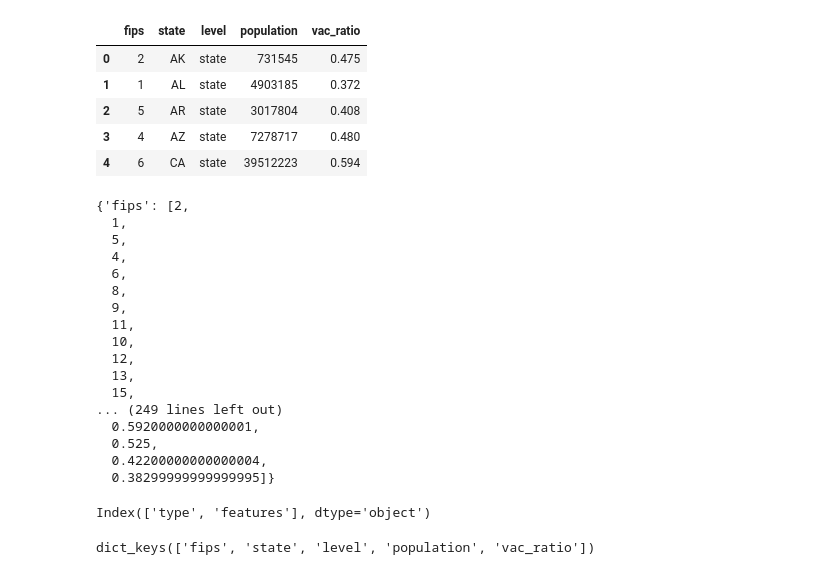
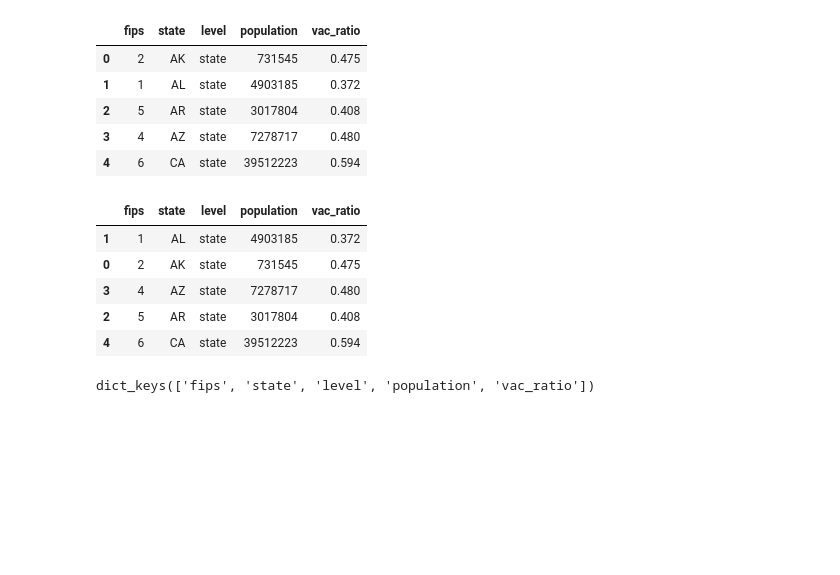
Before and after one commit to Rctho/project-3, a Jupyter notebook: conversion.ipynb, the cells around one changed output. Drawn from its saved outputs; the diff is of its cells as text; code cells hidden in the pictures; blank space fills up the shorter version.

```diff
--- a/conversion.ipynb
+++ b/conversion.ipynb
@@ -23,4 +28,16 @@ df.head()
 | 2 | 5 | AR | state | 3017804 | 0.408 |
 | 3 | 4 | AZ | state | 7278717 | 0.480 |
 | 4 | 6 | CA | state | 39512223 | 0.594 |
+# %%
+# sort ascending to match with geojson file
+df1=df.sort_values('fips', ascending=True)
+# %%
+df1.head()
+# %% [output]
+|  | fips | state | level | population | vac_ratio |
+| 1 | 1 | AL | state | 4903185 | 0.372 |
+| 0 | 2 | AK | state | 731545 | 0.475 |
+| 3 | 4 | AZ | state | 7278717 | 0.480 |
+| 2 | 5 | AR | state | 3017804 | 0.408 |
+| 4 | 6 | CA | state | 39512223 | 0.594 |
 # %%
@@ -31,21 +49 @@ dictionary=df.to_dict('list')
-# %%
-dictionary
-# %% [output]
-{'fips': [2,
-  1,
-  5,
-  4,
-  6,
-  8,
-  9,
-  11,
-  10,
-  12,
-  13,
-  15,
-... (249 lines left out)
-  0.5920000000000001,
-  0.525,
-  0.42200000000000004,
-  0.38299999999999995]}
 # %%
@@ -55,4 +52,0 @@ with open('Resources/gz_2010_us_040_00_5m.json', 'r') as f:
-# %%
-df1.columns
-# %% [output]
-Index(['type', 'features'], dtype='object')
```
Also changed, not shown: parts of 12 cells of this notebook, 4 other files.
